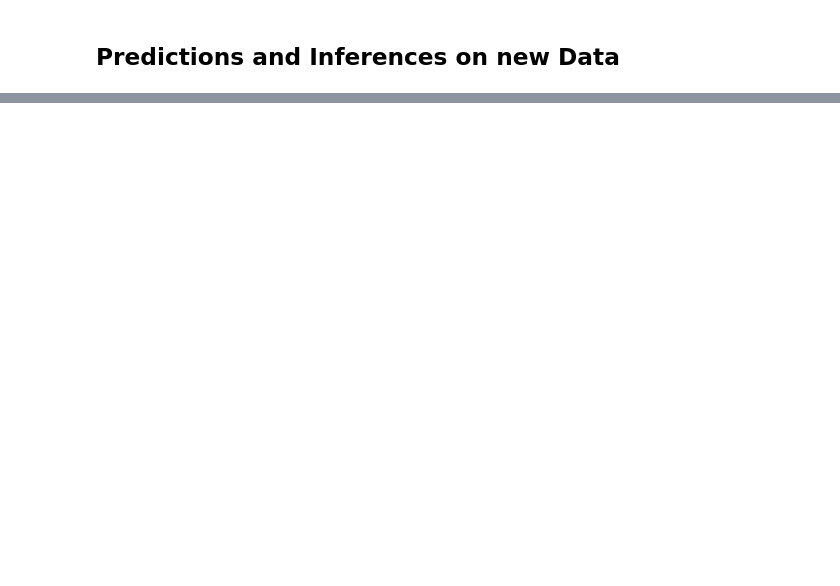
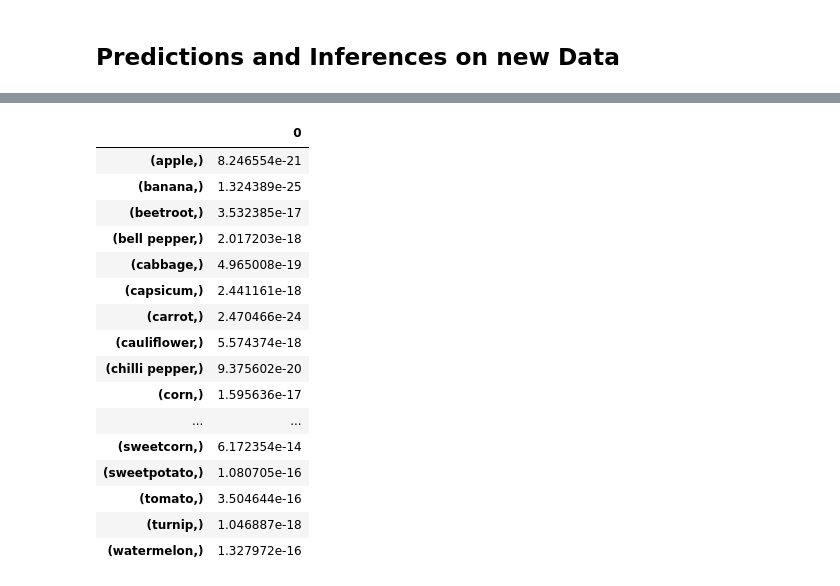
Before and after one commit to shanelk1/Recipe_recommendation_bot, a Jupyter notebook: image_classification_model_fruits_veg.ipynb, the cells around one changed output, grey strips where cells are left out. Cells and saved outputs as stored; diff of their text form; code cells hidden in the pictures; blank space fills up the shorter version.

```diff
--- a/image_classification_model_fruits_veg.ipynb
+++ b/image_classification_model_fruits_veg.ipynb
@@ -242,0 +289,7 @@ val_predictions = model.predict(val_df)
+# %%
+labels = test_df.class_names
+labels_df = pd.DataFrame(labels)
+# %%
+labels_df.columns =['ingredient']
+labels_df
+labels_df.to_csv('labels.csv')
@@ -242,0 +323,22 @@ val_predictions = model.predict(val_df)
+# %%
+label_count = pd.DataFrame(model.predict(test_image_df), columns=labels_df)
+label_count = label_count.transpose()
+label_count
+# %% [output]
+|  | 0 |
+| (apple,) | 8.246554e-21 |
+| (banana,) | 1.324389e-25 |
+| (beetroot,) | 3.532385e-17 |
+| (bell pepper,) | 2.017203e-18 |
+| (cabbage,) | 4.965008e-19 |
+| (capsicum,) | 2.441161e-18 |
+| (carrot,) | 2.470466e-24 |
+| (cauliflower,) | 5.574374e-18 |
+| (chilli pepper,) | 9.375602e-20 |
+| (corn,) | 1.595636e-17 |
+| ... | ... |
+| (sweetcorn,) | 6.172354e-14 |
+| (sweetpotato,) | 1.080705e-16 |
+| (tomato,) | 3.504644e-16 |
+| (turnip,) | 1.046887e-18 |
+| (watermelon,) | 1.327972e-16 |
```
Also changed, not shown: parts of 18 cells of this notebook, 2 other files.
